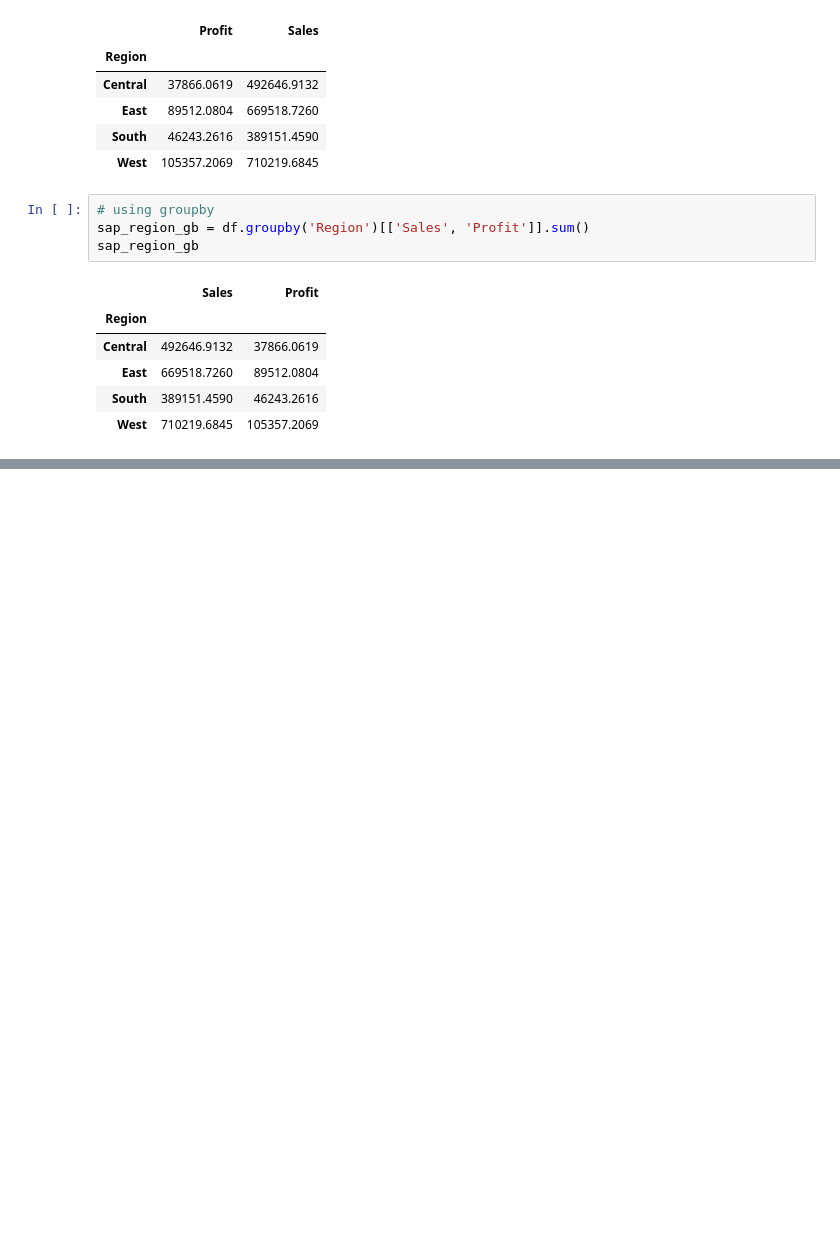
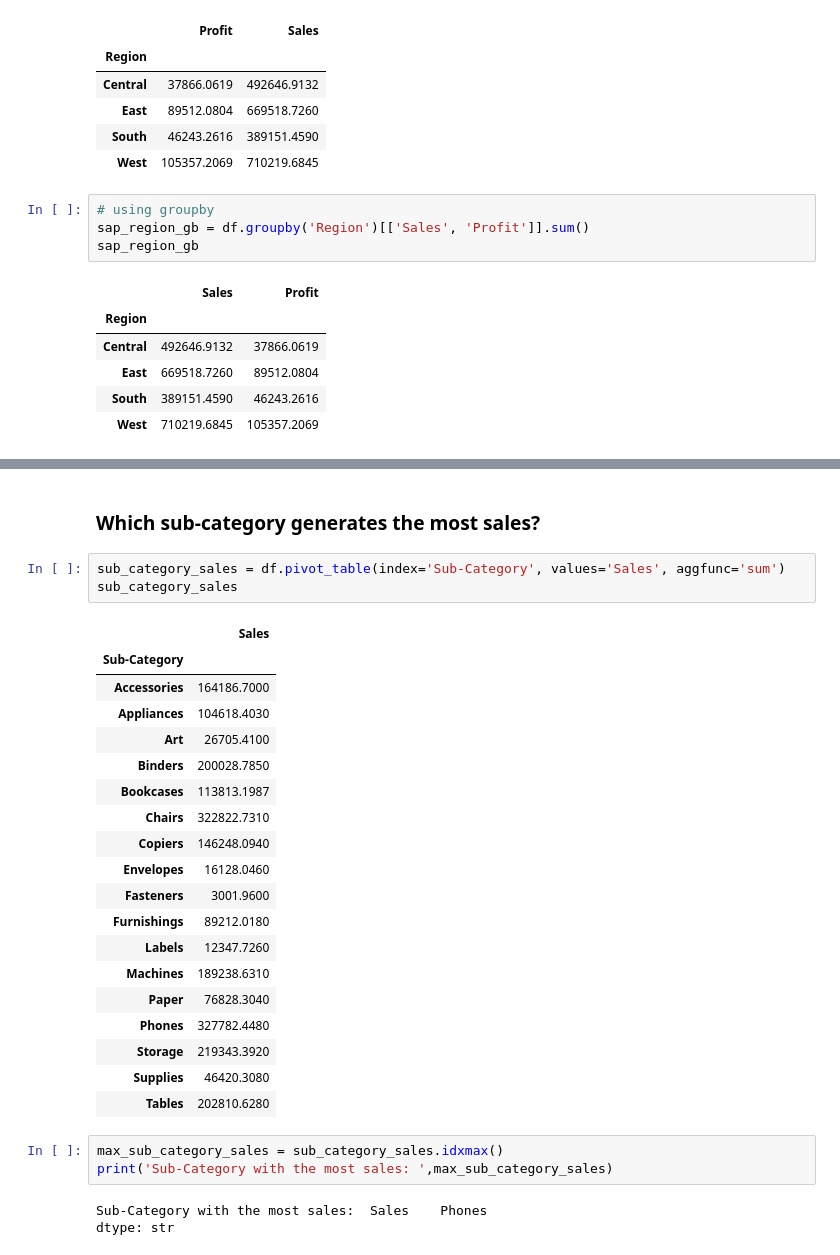
Before and after one commit to WillardDev/Python_Data_Analysis, a Jupyter notebook: Pandas_Data_Analysis.ipynb, the cells around one changed output, grey strips where cells are left out. Saved outputs shown, nothing was run; the diff lists cells and outputs as text; blank space fills up the shorter version.

Commit message:
Add analysis for customer segment spending and sub-category sales

```diff
--- a/Pandas_Data_Analysis.ipynb
+++ b/Pandas_Data_Analysis.ipynb
@@ -100,0 +142,31 @@ sap_region_gb
+# %% [markdown]
+### Which sub-category generates the most sales?
+# %%
+sub_category_sales = df.pivot_table(index='Sub-Category', values='Sales', aggfunc='sum')
+sub_category_sales
+# %% [output]
+|  | Sales |
+| Sub-Category |  |
+| Accessories | 164186.7000 |
+| Appliances | 104618.4030 |
+| Art | 26705.4100 |
+| Binders | 200028.7850 |
+| Bookcases | 113813.1987 |
+| Chairs | 322822.7310 |
+| Copiers | 146248.0940 |
+| Envelopes | 16128.0460 |
+| Fasteners | 3001.9600 |
+| Furnishings | 89212.0180 |
+| Labels | 12347.7260 |
+| Machines | 189238.6310 |
+| Paper | 76828.3040 |
+| Phones | 327782.4480 |
+| Storage | 219343.3920 |
+| Supplies | 46420.3080 |
+| Tables | 202810.6280 |
+# %%
+max_sub_category_sales = sub_category_sales.idxmax()
+print('Sub-Category with the most sales: ',max_sub_category_sales)
+# %% [output]
+Sub-Category with the most sales:  Sales    Phones
+dtype: str
```
Also changed, not shown: parts of 4 cells of this notebook.
